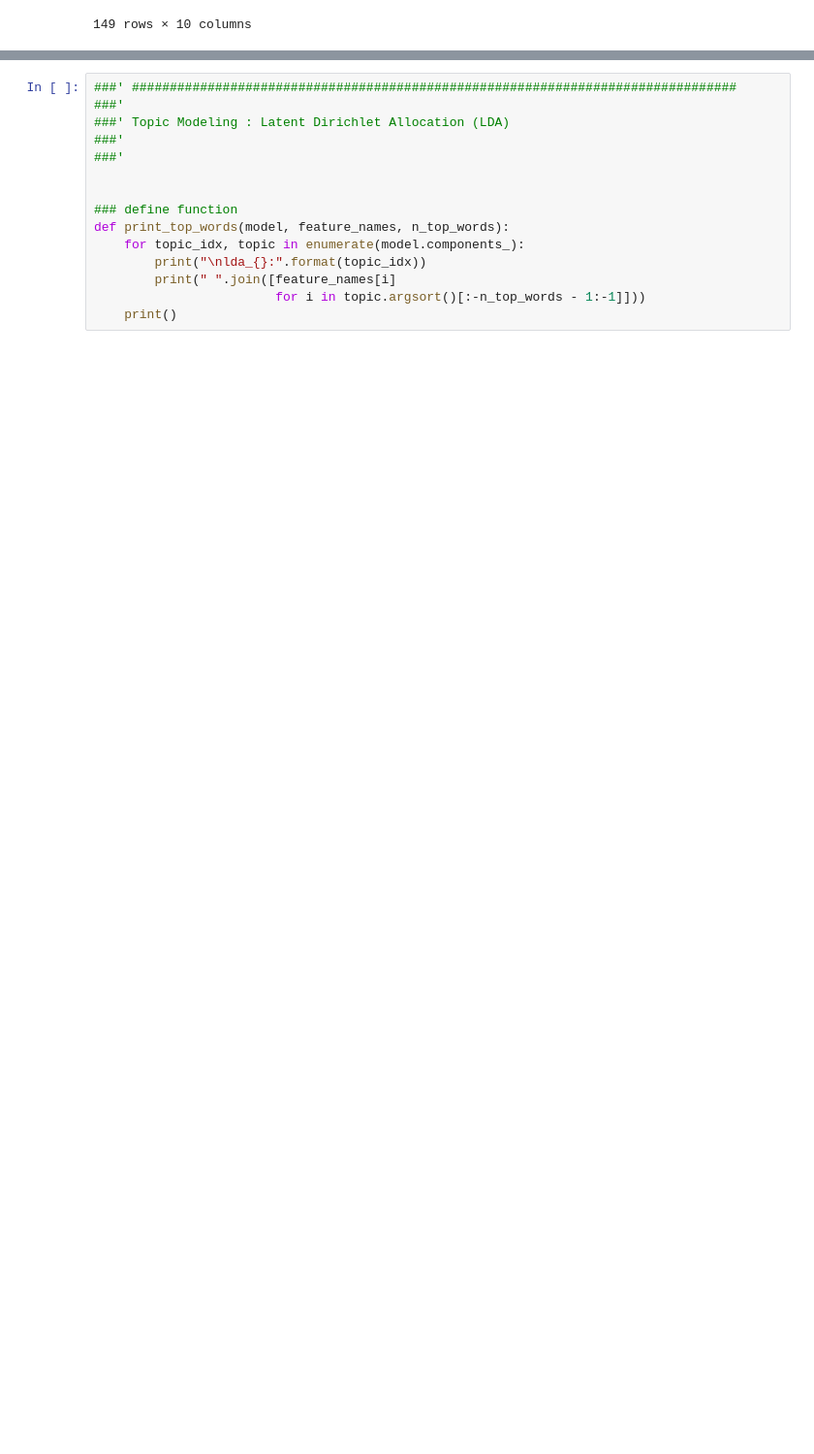
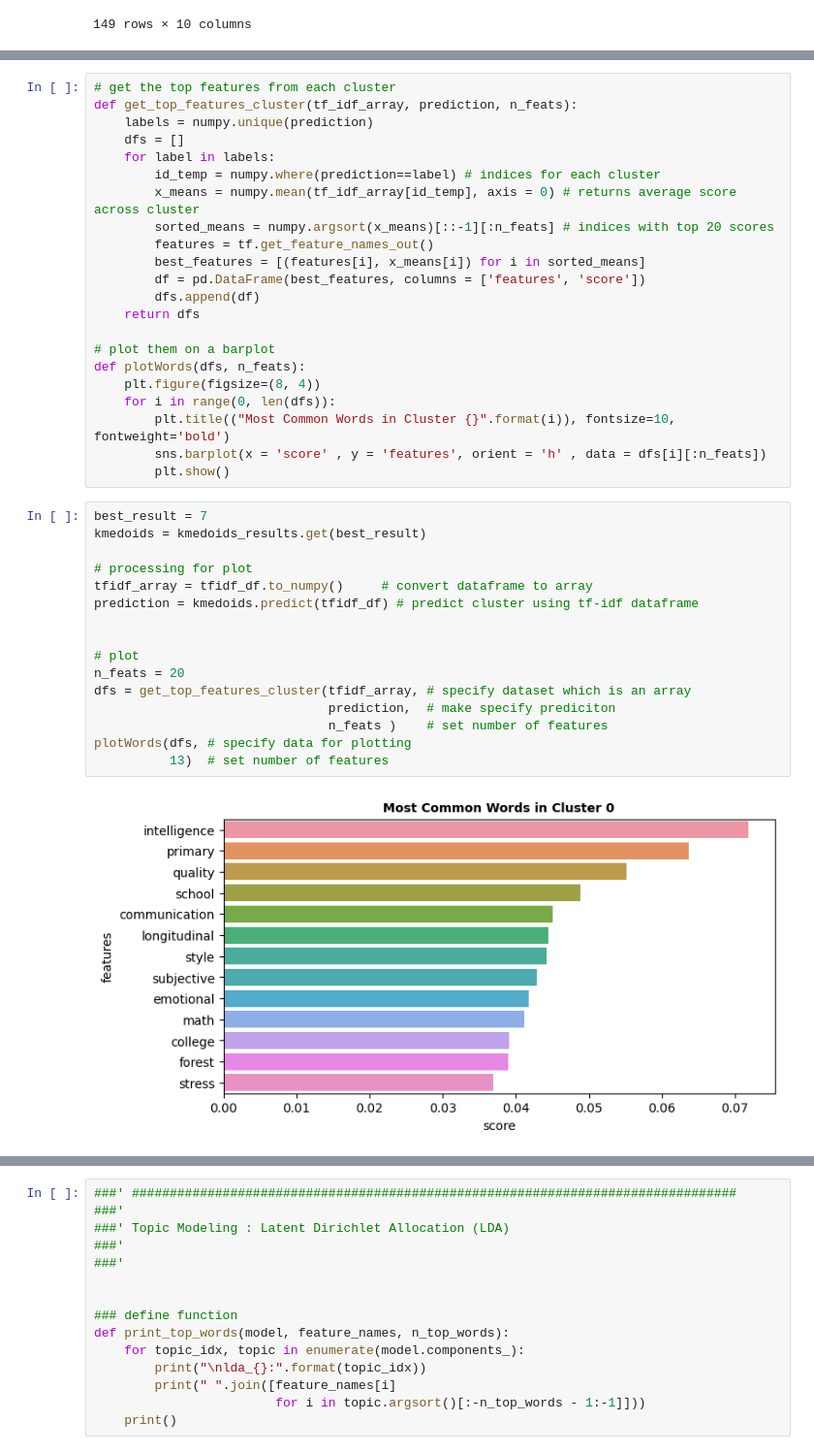
Before and after one commit to hyemin20/TopicModeling, a Jupyter notebook: 3. Topic Modeling1.ipynb, the cells around one changed output, grey strips where cells are left out. Shown at 97% size. Drawn from its saved outputs; the diff is of its cells as text; blank space fills up the shorter version.

```diff
--- a/3. Topic Modeling1.ipynb
+++ b/3. Topic Modeling1.ipynb
@@ -257,0 +338,40 @@ plt.show()
+# %%
+# get the top features from each cluster
+def get_top_features_cluster(tf_idf_array, prediction, n_feats):
+    labels = numpy.unique(prediction)
+    dfs = []
+    for label in labels:
+        id_temp = numpy.where(prediction==label) # indices for each cluster
+        x_means = numpy.mean(tf_idf_array[id_temp], axis = 0) # returns average score across cluster
+        sorted_means = numpy.argsort(x_means)[::-1][:n_feats] # indices with top 20 scores
+        features = tf.get_feature_names_out()
+        best_features = [(features[i], x_means[i]) for i in sorted_means]
+        df = pd.DataFrame(best_features, columns = ['features', 'score'])
+        dfs.append(df)
+    return dfs
+
+# plot them on a barplot
+def plotWords(dfs, n_feats):
+    plt.figure(figsize=(8, 4))
+    for i in range(0, len(dfs)):
+        plt.title(("Most Common Words in Cluster {}".format(i)), fontsize=10, fontweight='bold')
+        sns.barplot(x = 'score' , y = 'features', orient = 'h' , data = dfs[i][:n_feats])
+        plt.show()
+# %%
+best_result = 7
+kmedoids = kmedoids_results.get(best_result)
+
+# processing for plot
+tfidf_array = tfidf_df.to_numpy()     # convert dataframe to array
+prediction = kmedoids.predict(tfidf_df) # predict cluster using tf-idf dataframe
+
+
+# plot
+n_feats = 20
+dfs = get_top_features_cluster(tfidf_array, # specify dataset which is an array
+                               prediction,  # make specify prediciton
+                               n_feats )    # set number of features
+plotWords(dfs, # specify data for plotting
+          13)  # set number of features
+# %% [output]
+[figure, added]
```
Also changed, not shown: parts of 29 cells of this notebook.
